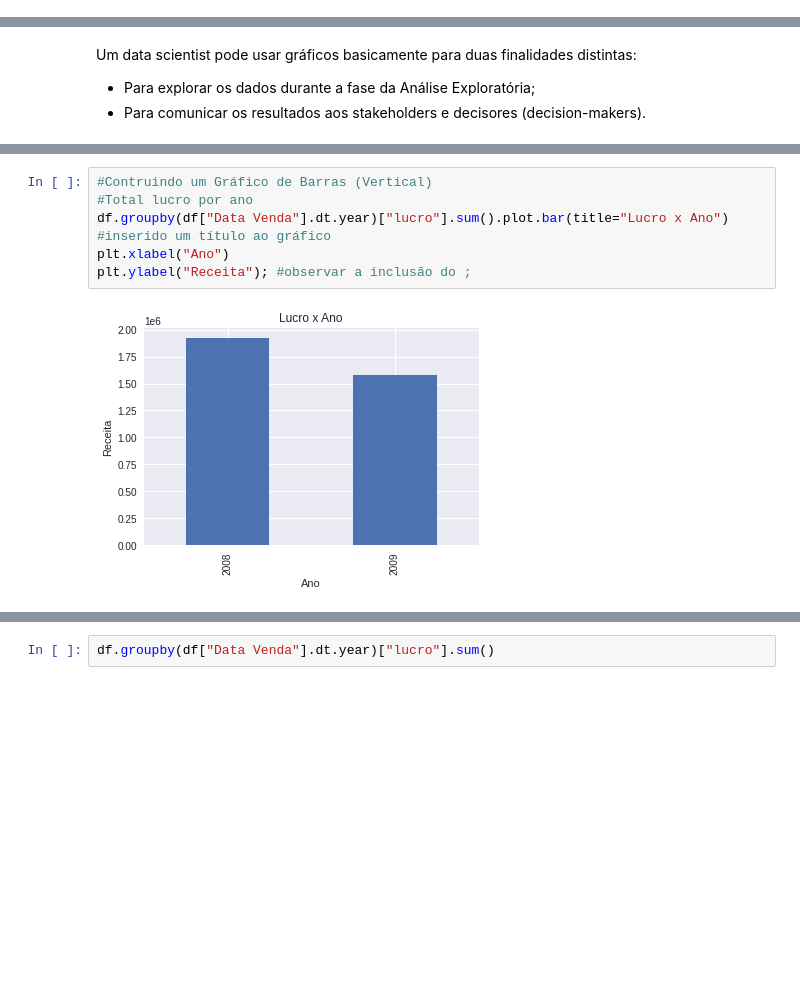
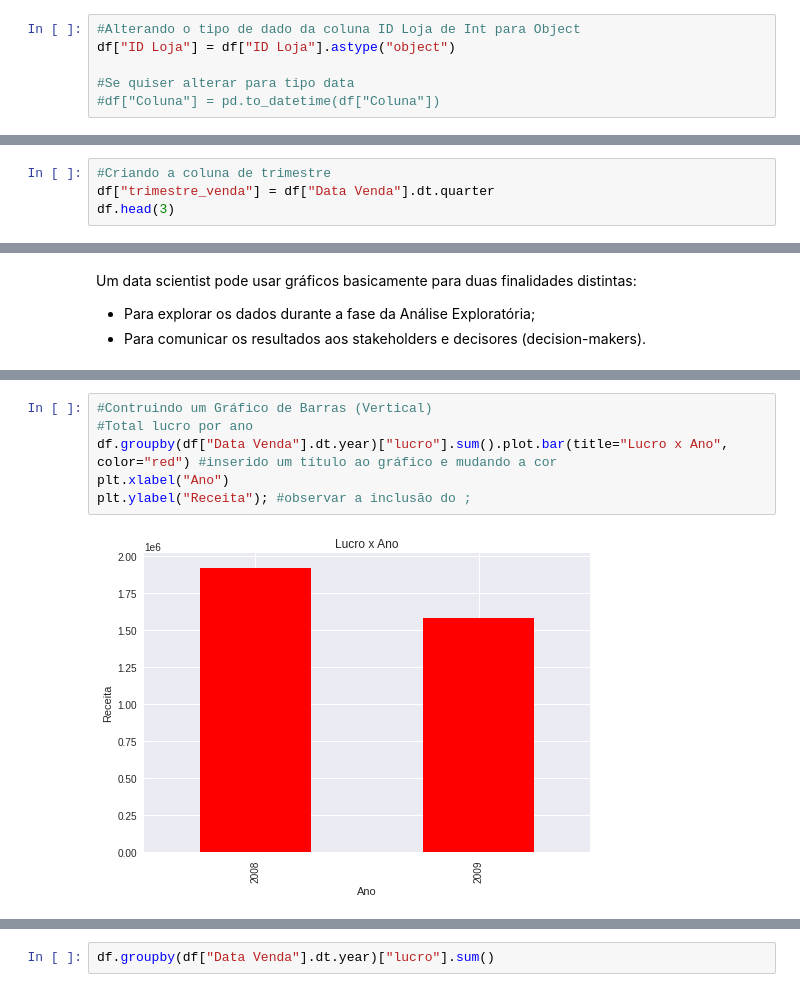
Before and after one commit to palomaalves/Projeto_DataScience_Minerando_Dados, a Jupyter notebook: Analise_Exploratoria_AdventureWorks.ipynb, the cells around one changed output, grey strips where cells are left out. Saved outputs shown, nothing was run; the diff lists cells and outputs as text; blank space fills up the shorter version.

```diff
--- a/Analise_Exploratoria_AdventureWorks.ipynb
+++ b/Analise_Exploratoria_AdventureWorks.ipynb
@@ -59,3 +88,9 @@ Marca                     object
 Classe                    object
 Cor                       object
 dtype: object
+# %%
+#Alterando o tipo de dado da coluna ID Loja de Int para Object
+df["ID Loja"] = df["ID Loja"].astype("object")
+
+#Se quiser alterar para tipo data
+#df["Coluna"] = pd.to_datetime(df["Coluna"])
@@ -185,0 +271,4 @@ Name: Tempo_envio, dtype: float64
+# %%
+#Criando a coluna de trimestre
+df["trimestre_venda"] = df["Data Venda"].dt.quarter
+df.head(3)
@@ -245,8 +339,8 @@ plt.ylabel("Produto");
 # %%
 #Contruindo um Gráfico de Barras (Vertical)
 #Total lucro por ano
-df.groupby(df["Data Venda"].dt.year)["lucro"].sum().plot.bar(title="Lucro x Ano") #inserido um título ao gráfico
+df.groupby(df["Data Venda"].dt.year)["lucro"].sum().plot.bar(title="Lucro x Ano", color="red") #inserido um título ao gráfico e mudando a cor
 plt.xlabel("Ano")
 plt.ylabel("Receita"); #observar a inclusão do ;
 # %% [output]
-[figure, old version]
+[figure, new version]
```
Also changed, not shown: parts of 27 cells of this notebook.
